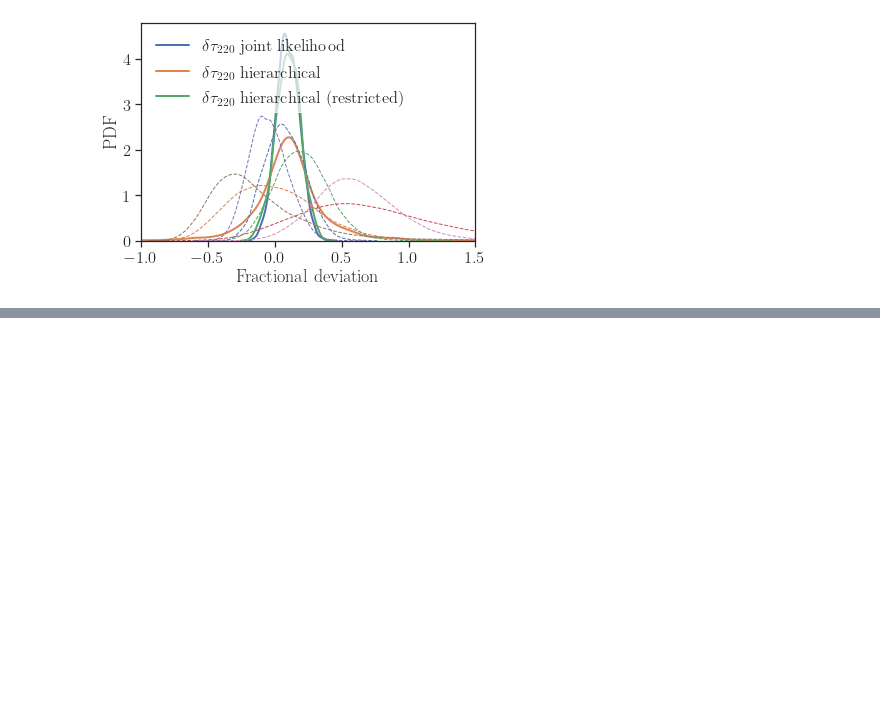
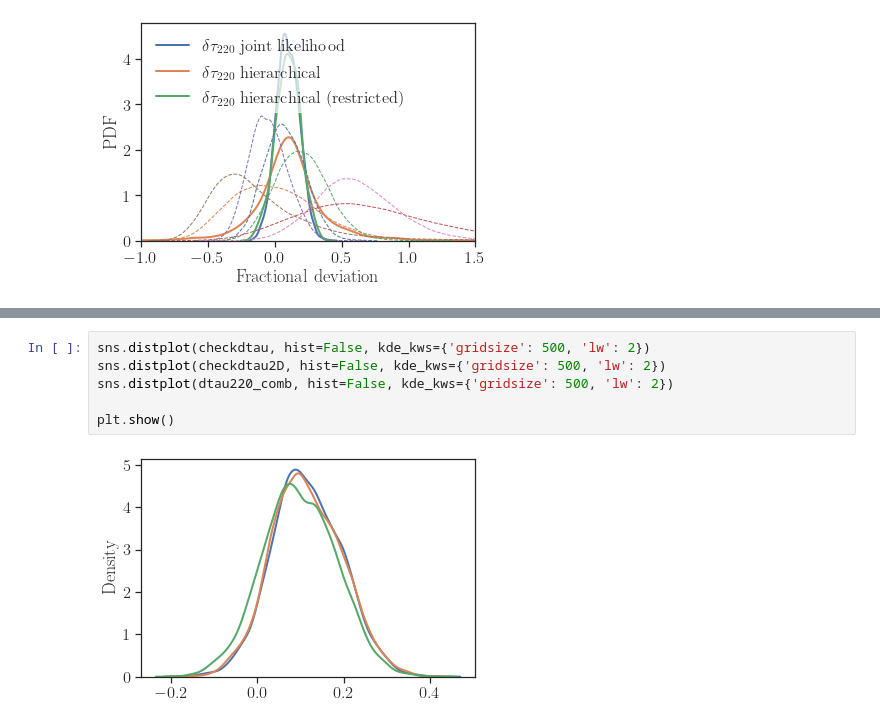
Before and after one commit to abhirup-ghosh/spinqnm, a Jupyter notebook: hierarchical_scripts/hier_rin.ipynb, the cells around one changed output, grey strips where cells are left out. Cells and saved outputs as stored; diff of their text form; blank space fills up the shorter version.

```diff
--- a/hierarchical_scripts/hier_rin.ipynb
+++ b/hierarchical_scripts/hier_rin.ipynb
@@ -635,0 +793,8 @@ plt.show()
+# %%
+sns.distplot(checkdtau, hist=False, kde_kws={'gridsize': 500, 'lw': 2})
+sns.distplot(checkdtau2D, hist=False, kde_kws={'gridsize': 500, 'lw': 2})
+sns.distplot(dtau220_comb, hist=False, kde_kws={'gridsize': 500, 'lw': 2})
+
+plt.show()
+# %% [output]
+[figure, added]
```
Also changed, not shown: parts of 21 cells of this notebook.
